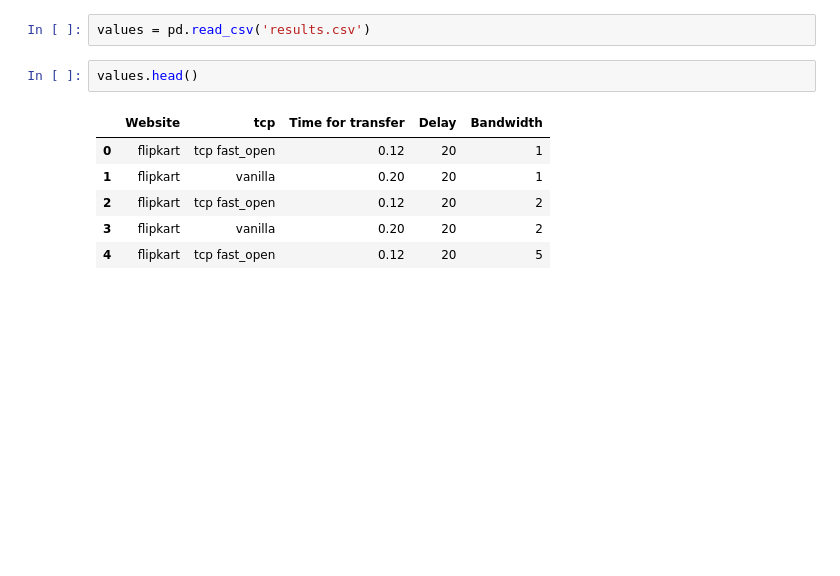
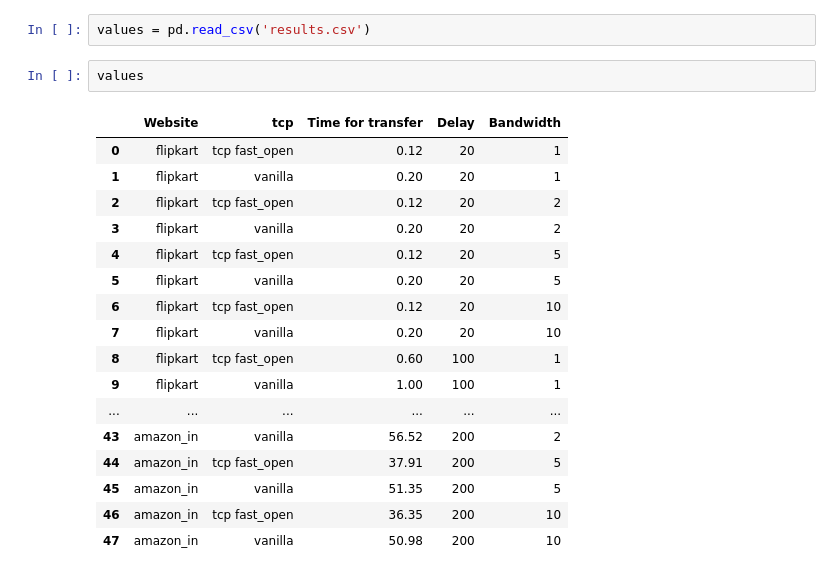
Before and after one commit to derikclive/TCP-Fast-Open-Experimentation, a Jupyter notebook: Plot.ipynb, the cells around one changed output. Drawn from its saved outputs; the diff is of its cells as text; blank space fills up the shorter version.

```diff
--- a/Plot.ipynb
+++ b/Plot.ipynb
@@ -7,14 +7,25 @@ import numpy as np
 # %%
 values = pd.read_csv('results.csv')
 # %%
-values.head()
+values
 # %% [output]
 |  | Website | tcp | Time for transfer | Delay | Bandwidth |
 | 0 | flipkart | tcp fast_open | 0.12 | 20 | 1 |
 | 1 | flipkart | vanilla | 0.20 | 20 | 1 |
 | 2 | flipkart | tcp fast_open | 0.12 | 20 | 2 |
 | 3 | flipkart | vanilla | 0.20 | 20 | 2 |
 | 4 | flipkart | tcp fast_open | 0.12 | 20 | 5 |
+| 5 | flipkart | vanilla | 0.20 | 20 | 5 |
+| 6 | flipkart | tcp fast_open | 0.12 | 20 | 10 |
+| 7 | flipkart | vanilla | 0.20 | 20 | 10 |
+| 8 | flipkart | tcp fast_open | 0.60 | 100 | 1 |
+| 9 | flipkart | vanilla | 1.00 | 100 | 1 |
+| ... | ... | ... | ... | ... | ... |
+| 43 | amazon_in | vanilla | 56.52 | 200 | 2 |
+| 44 | amazon_in | tcp fast_open | 37.91 | 200 | 5 |
+| 45 | amazon_in | vanilla | 51.35 | 200 | 5 |
+| 46 | amazon_in | tcp fast_open | 36.35 | 200 | 10 |
+| 47 | amazon_in | vanilla | 50.98 | 200 | 10 |
 # %%
 websites = values.Website.unique()
 delays = np.array(values.Delay.unique())
```
Also changed, not shown: parts of 1 cell of this notebook, 7 other files.
